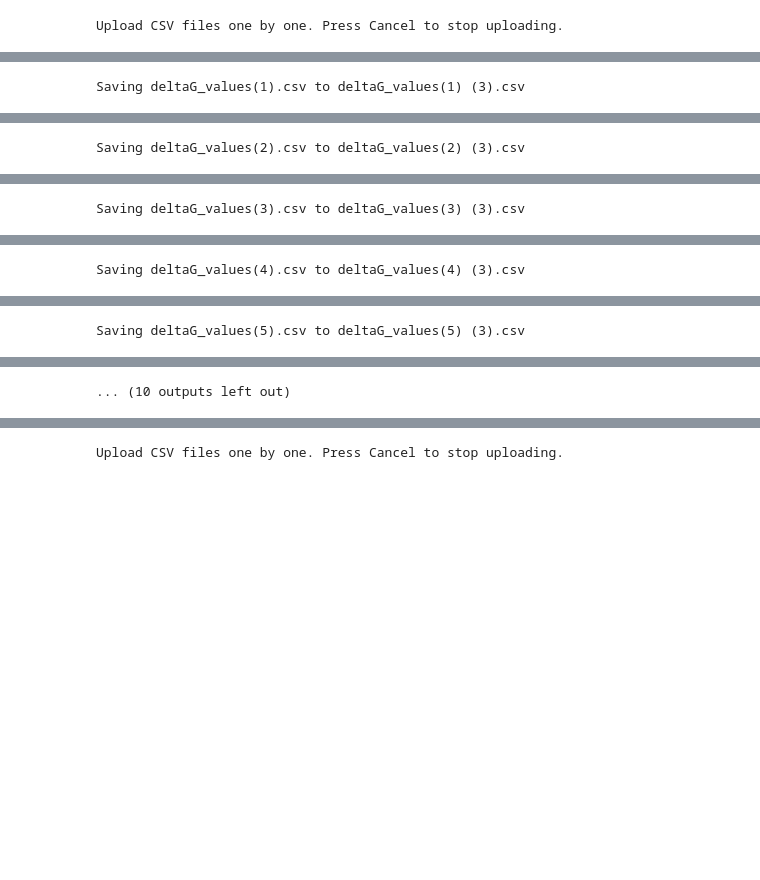
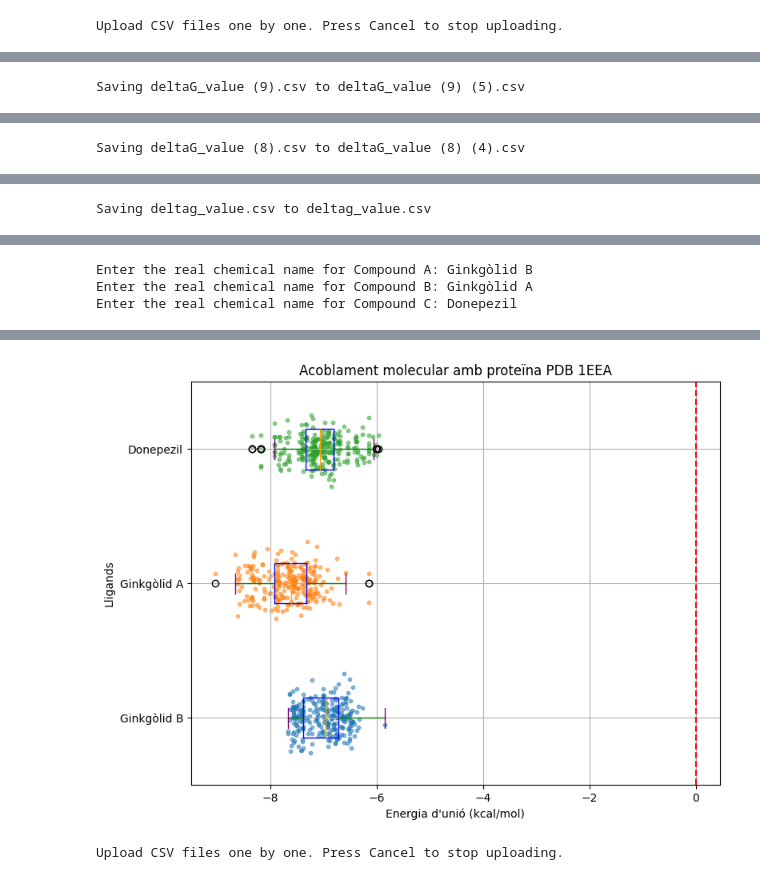
Before and after one commit to drfperez/DeepPurpose, a Jupyter notebook: SwissdockAnalysisOK.ipynb, the cells around one changed output, grey strips where cells are left out. Cells and saved outputs as stored; diff of their text form; code cells hidden in the pictures; blank space fills up the shorter version.

```diff
--- a/SwissdockAnalysisOK.ipynb
+++ b/SwissdockAnalysisOK.ipynb
@@ -53,7 +53,7 @@ Saving clusters.dock4.1EEA.GinkgolideY.csv to clusters.dock4.1EEA.GinkgolideY.cs
 [interactive output not drawn]
 [interactive output not drawn]
 # %%
-# 3. Upload several deltaG_values.csv from different molecular dockings to obtain a boxplot type figure
+# 2. Upload several deltaG_values.csv from different molecular dockings to obtain a boxplot type figure
 
 from google.colab import files
 import pandas as pd
@@ -117,9 +117,9 @@ for df_name in transposed_df.columns:
 # Set ticks and labels
 plt.yticks(np.arange(1, len(transposed_df.columns) + 1), [real_names_mapping[col] for col in transposed_df.columns])
 
-plt.xlabel('Binding Energy (kcal/mol)')
-plt.ylabel('Compound')
-plt.title('Binding Energies for Compounds')
+plt.xlabel("Energia d'unió (kcal/mol)")
+plt.ylabel("Lligands")
+plt.title("Acoblament molecular amb proteïna PDB 1EEA") # CANVIAR EL PDB !!!
 plt.grid(True)
 plt.axvline(x=0, color='red', linestyle='--')  # Add line at 0 for reference
 plt.tight_layout()
@@ -134,14 +134,14 @@ files.download(plot_image_path)
 # %% [output]
 Upload CSV files one by one. Press Cancel to stop uploading.
 [interactive output not drawn]
-Saving deltaG_values(1).csv to deltaG_values(1) (3).csv
+Saving deltaG_value (9).csv to deltaG_value (9) (5).csv
 [interactive output not drawn]
-Saving deltaG_values(2).csv to deltaG_values(2) (3).csv
+Saving deltaG_value (8).csv to deltaG_value (8) (4).csv
 [interactive output not drawn]
-Saving deltaG_values(3).csv to deltaG_values(3) (3).csv
+Saving deltag_value.csv to deltag_value.csv
 [interactive output not drawn]
-Saving deltaG_values(4).csv to deltaG_values(4) (3).csv
+Enter the real chemical name for Compound A: Ginkgòlid B
+Enter the real chemical name for Compound B: Ginkgòlid A
+Enter the real chemical name for Compound C: Donepezil
 [interactive output not drawn]
-Saving deltaG_values(5).csv to deltaG_values(5) (3).csv
 [interactive output not drawn]
-... (10 outputs left out)
@@ -147,0 +150 @@ Saving deltaG_values(5).csv to deltaG_values(5) (3).csv
+[figure, added]
```
Also changed, not shown: parts of 3 cells of this notebook.
